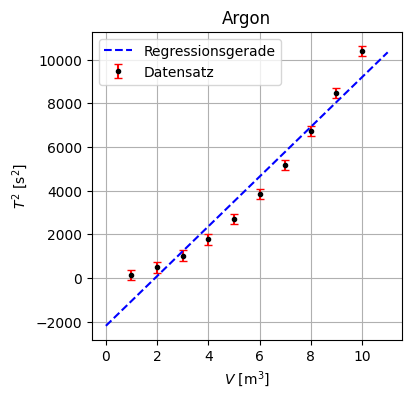
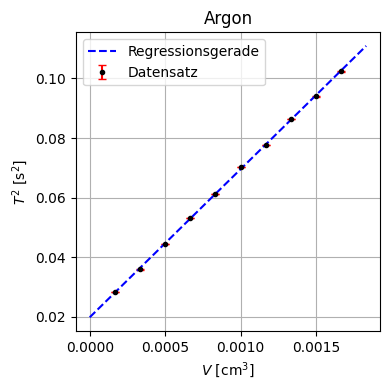
Unified diff of the notebook cell whose output changed from the first chart to the second:
--- before
+++ after
@@ -3,4 +3,15 @@
 import sympy
 from Skripte.Fehlerfortpflanzung import Gaußfehler
+import matplotlib
+
+"""
+matplotlib.use("pgf")
+matplotlib.rcParams.update({
+    "pgf.texsystem": "pdflatex",
+    'font.family': 'arial',
+    'text.usetex': True,
+    'pgf.rcfonts': False,
+})
+"""
 
 Tp = sympy.symbols("T")
@@ -12,16 +23,16 @@
 
 fig, ax1 = plt.subplots(1,1, figsize = (4,4))
-fig, ax2 = plt.subplots(1,1, figsize = (4,4))
-fig, ax3 = plt.subplots(1,1, figsize = (4,4))
+
+
 
 #Argon
 T_Argon_quad = T_Argon**2
 
-T_Argon_quad_Fehler = np.zeros(10, dtype = float)
+T_Argon_quad_Fehler = np.ones(10, dtype = float)
 
 for i in range(0, len(T_Argon_quad)):
-    T_Argon_quad_Fehler = Gaußfehler(expr0, Variablen_0, np.array([T_Argon[i]]), np.array([T_Argon_Fehler[i]]))
+    T_Argon_quad_Fehler[i] = Gaußfehler(expr0, Variablen_0, np.array([T_Argon[i]]), np.array([T_Argon_Fehler]))
 
-coefficients, pcov = scipy.optimize.curve_fit(f, V_Argon, T_Argon_quad, sigma= T_Argon_quad_Fehler, absolute_sigma= True)
+coefficients, pcov = scipy.optimize.curve_fit(f, V_Argon, T_Argon_quad, sigma = T_Argon_quad_Fehler, absolute_sigma=True)
 
 k_Argon = coefficients[0] #Steigung der Regressionsgeraden
@@ -33,6 +44,15 @@
 ax1.plot(xwerte, k_Argon*xwerte + coefficients[1], color = "blue", linestyle = "--", label = "Regressionsgerade")
 
+ax1.set_xlabel("$V~[\\mathrm{cm^3}]$")
+ax1.set_ylabel("$T^2~[\\mathrm{s^2]}$")
+ax1.grid(True)
+ax1.set_title("Argon")
+ax1.legend()
+
+plt.tight_layout()
+
 """-----------------------------------------------------------------------------------------------------------------------------------------------------------------"""
 #Stickstoff
+fig, ax2 = plt.subplots(1,1, figsize = (4,4))
 
 T_Stickstoff_quad = T_Stickstoff**2
@@ -41,7 +61,7 @@
 
 for i in range(0, len(T_Stickstoff_quad)):
-    T_Stickstoff_quad_Fehler = Gaußfehler(expr0, Variablen_0, np.array([T_Stickstoff[i]]), np.array([T_Stickstoff_Fehler[i]]))
+    T_Stickstoff_quad_Fehler[i] = Gaußfehler(expr0, Variablen_0, np.array([T_Stickstoff[i]]), np.array([T_Stickstoff_Fehler]))
 
-coefficients, pcov = scipy.optimize.curve_fit(f, V_Stickstoff, T_Stickstoff_quad, sigma= T_Stickstoff_quad_Fehler, absolute_sigma= True)
+coefficients, pcov = scipy.optimize.curve_fit(f, V_Stickstoff, T_Stickstoff_quad, sigma = T_Stickstoff_quad_Fehler, absolute_sigma=True)
 
 k_Stickstoff = coefficients[0] #Steigung der Regressionsgeraden
@@ -53,6 +73,15 @@
 ax2.plot(xwerte, k_Stickstoff*xwerte + coefficients[1], color = "blue", linestyle = "--", label = "Regressionsgerade")
 
+ax2.set_xlabel("$V~[\\mathrm{cm^3}]$")
+ax2.set_ylabel("$T^2~[\\mathrm{s^2]}$")
+ax2.grid(True)
+ax2.set_title("Stickstoff")
+ax2.legend()
+
+plt.tight_layout()
+
 """-----------------------------------------------------------------------------------------------------------------------------------------------------------------"""
 #CO2
+fig, ax3 = plt.subplots(1,1, figsize = (4,4))
 
 T_CO2_quad = T_CO2**2
@@ -61,7 +90,7 @@
 
 for i in range(0, len(T_CO2_quad)):
-    T_CO2_quad_Fehler = Gaußfehler(expr0, Variablen_0, np.array([T_CO2[i]]), np.array([T_CO2_Fehler[i]]))
+    T_CO2_quad_Fehler[i] = Gaußfehler(expr0, Variablen_0, np.array([T_CO2[i]]), np.array([T_CO2_Fehler]))
 
-coefficients, pcov = scipy.optimize.curve_fit(f, V_CO2, T_CO2_quad, sigma= T_CO2_quad_Fehler, absolute_sigma= True)
+coefficients, pcov = scipy.optimize.curve_fit(f, V_CO2, T_CO2_quad, sigma = T_CO2_quad_Fehler, absolute_sigma=True)
 
 k_CO2 = coefficients[0] #Steigung der Regressionsgeraden
@@ -73,17 +102,5 @@
 ax3.plot(xwerte, k_CO2*xwerte + coefficients[1], color = "blue", linestyle = "--", label = "Regressionsgerade")
 
-"""-----------------------------------------------------------------------------------------------------------------------------------------------------------------"""
-
-ax1.set_xlabel("$V~[\\mathrm{m^3}]$")
-ax1.set_ylabel("$T^2~[\\mathrm{s^2]}$")
-ax1.grid(True)
-ax1.set_title("Argon")
-ax1.legend()
-ax2.set_xlabel("$V~[\\mathrm{m^3}]$")
-ax2.set_ylabel("$T^2~[\\mathrm{s^2]}$")
-ax2.grid(True)
-ax2.set_title("Stickstoff")
-ax2.legend()
-ax3.set_xlabel("$V~[\\mathrm{m^3}]$")
+ax3.set_xlabel("$V~[\\mathrm{cm^3}]$")
 ax3.set_ylabel("$T^2~[\\mathrm{s^2]}$")
 ax3.grid(True)
@@ -91,2 +108,3 @@
 ax3.legend()
 
+plt.tight_layout()

Commit: Finalisierte Berechnungen mit Messwerten und Korrekturen.